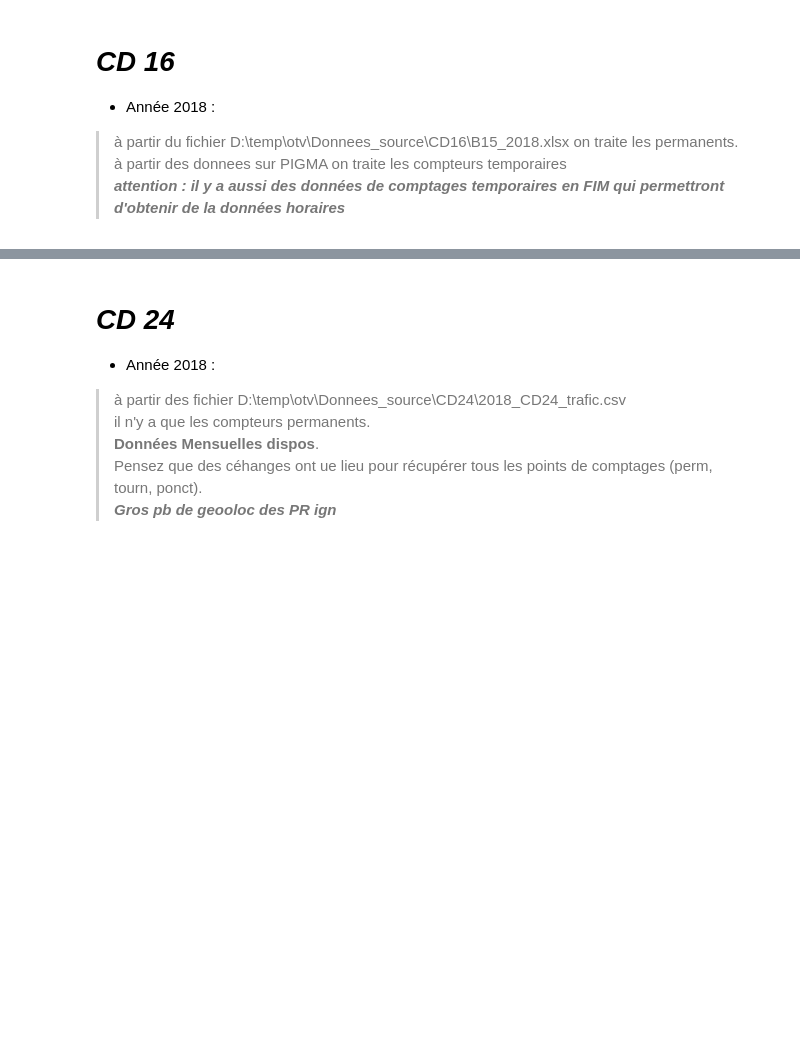
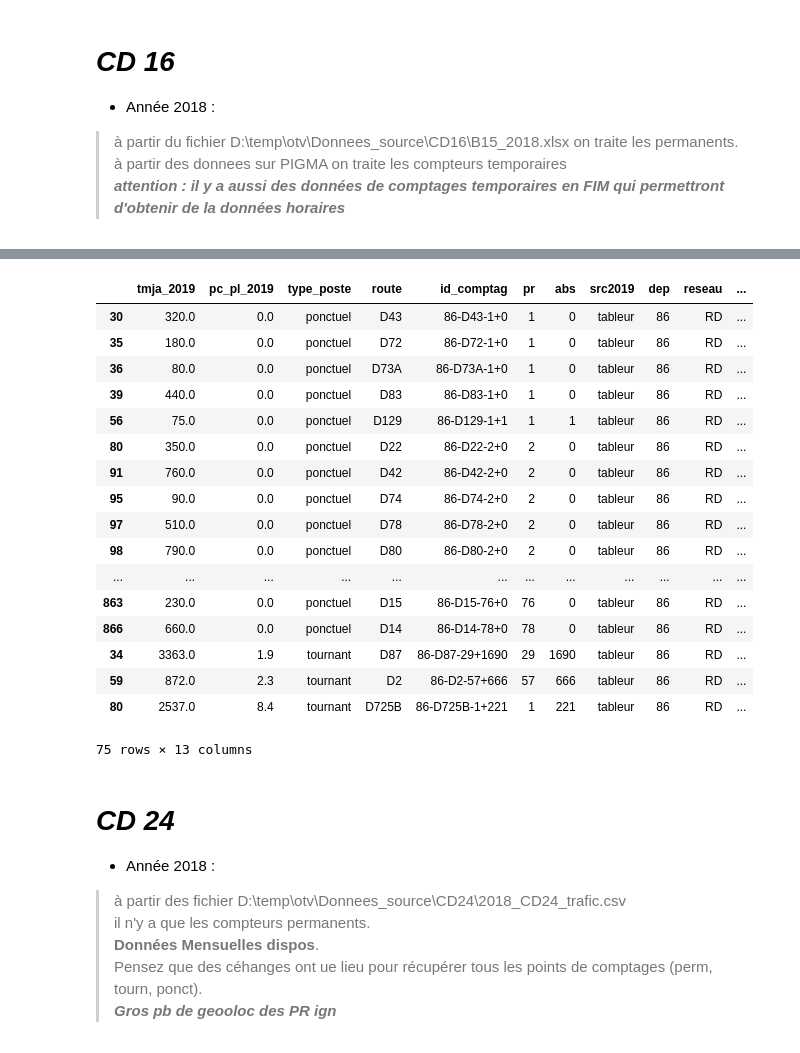
Before and after one commit to nantodevison/otv, a Jupyter notebook: otv/Transfert_Donnees/Import_trafics.ipynb, the cells around one changed output, grey strips where cells are left out. Cells and saved outputs as stored; diff of their text form; code cells hidden in the pictures; blank space fills up the shorter version.

```diff
--- a/otv/Transfert_Donnees/Import_trafics.ipynb
+++ b/otv/Transfert_Donnees/Import_trafics.ipynb
@@ -377,3 +343,10 @@ cd86.insert_bdd('local_otv', 'comptage','corresp_id_comptag',corr)
 cd86.comptage_forme()
 cd86.classer_comptage_update_insert('local_otv', 'na_2010_2018_p')
 cd86.update_bdd_86('local_otv','comptage','na_2010_2018_p')
+# %%
+#2019
+cd86=it.Comptage_cd86(r'D:\temp\otv\2019\Donnees_source\CD86\Comptages globaux 2019 tournants et permanents.xlsx',r'D:\temp\otv\2019\Donnees_source\CD86\Comptages globaux 2019 tournants et permanents.xlsx',2019,
+                     'permanents','secondaires')
+cd86.comptage_forme('local_otv_station_gti', 'na_2010_2019_p')
+cd86.classer_comptage_update_insert('local_otv_station_gti', 'na_2010_2019_p')
+cd86.update_bdd_86('local_otv_station_gti','comptage','na_2010_2019_p')
@@ -379,0 +355,7 @@ cd86.update_bdd_86('local_otv','comptage','na_2010_2018_p')
+# %%
+cd86.df_attr_insert['dep']='86'
+cd86.df_attr_insert['reseau']='RD'
+cd86.df_attr_insert['gestionnai']='CD86'
+cd86.df_attr_insert['concession']='N'
+cd86.df_attr_insert['obs']="nouveau_point 2019, denomination CD86='tournant'"
+cd86.df_attr_insert.rename(columns={'absc' : 'abs', 'tmja':'tmja_'+str(cd86.annee),'pc_pl':'pc_pl_'+str(cd86.annee),'obs':'obs_'+str(cd86.annee), 'src':'src_'+str(cd86.annee)},inplace=True)
@@ -380,3 +364,24 @@ cd86.update_bdd_86('local_otv','comptage','na_2010_2018_p')
+# %%
+cd86.df_attr_insert
+# %% [output]
+|  | tmja_2019 | pc_pl_2019 | type_poste | route | id_comptag | pr | abs | src2019 | dep | reseau | ... |
+| 30 | 320.0 | 0.0 | ponctuel | D43 | 86-D43-1+0 | 1 | 0 | tableur | 86 | RD | ... |
+| 35 | 180.0 | 0.0 | ponctuel | D72 | 86-D72-1+0 | 1 | 0 | tableur | 86 | RD | ... |
+| 36 | 80.0 | 0.0 | ponctuel | D73A | 86-D73A-1+0 | 1 | 0 | tableur | 86 | RD | ... |
+| 39 | 440.0 | 0.0 | ponctuel | D83 | 86-D83-1+0 | 1 | 0 | tableur | 86 | RD | ... |
+| 56 | 75.0 | 0.0 | ponctuel | D129 | 86-D129-1+1 | 1 | 1 | tableur | 86 | RD | ... |
+| 80 | 350.0 | 0.0 | ponctuel | D22 | 86-D22-2+0 | 2 | 0 | tableur | 86 | RD | ... |
+| 91 | 760.0 | 0.0 | ponctuel | D42 | 86-D42-2+0 | 2 | 0 | tableur | 86 | RD | ... |
+| 95 | 90.0 | 0.0 | ponctuel | D74 | 86-D74-2+0 | 2 | 0 | tableur | 86 | RD | ... |
+| 97 | 510.0 | 0.0 | ponctuel | D78 | 86-D78-2+0 | 2 | 0 | tableur | 86 | RD | ... |
+| 98 | 790.0 | 0.0 | ponctuel | D80 | 86-D80-2+0 | 2 | 0 | tableur | 86 | RD | ... |
+| ... | ... | ... | ... | ... | ... | ... | ... | ... | ... | ... | ... |
+| 863 | 230.0 | 0.0 | ponctuel | D15 | 86-D15-76+0 | 76 | 0 | tableur | 86 | RD | ... |
+| 866 | 660.0 | 0.0 | ponctuel | D14 | 86-D14-78+0 | 78 | 0 | tableur | 86 | RD | ... |
+| 34 | 3363.0 | 1.9 | tournant | D87 | 86-D87-29+1690 | 29 | 1690 | tableur | 86 | RD | ... |
+| 59 | 872.0 | 2.3 | tournant | D2 | 86-D2-57+666 | 57 | 666 | tableur | 86 | RD | ... |
+| 80 | 2537.0 | 8.4 | tournant | D725B | 86-D725B-1+221 | 1 | 221 | tableur | 86 | RD | ... |
+75 rows × 13 columns
 # %% [markdown]
 # ***CD 24***
 - Année 2018 :
```
Also changed, not shown: parts of 10 cells of this notebook, 1 other file.
